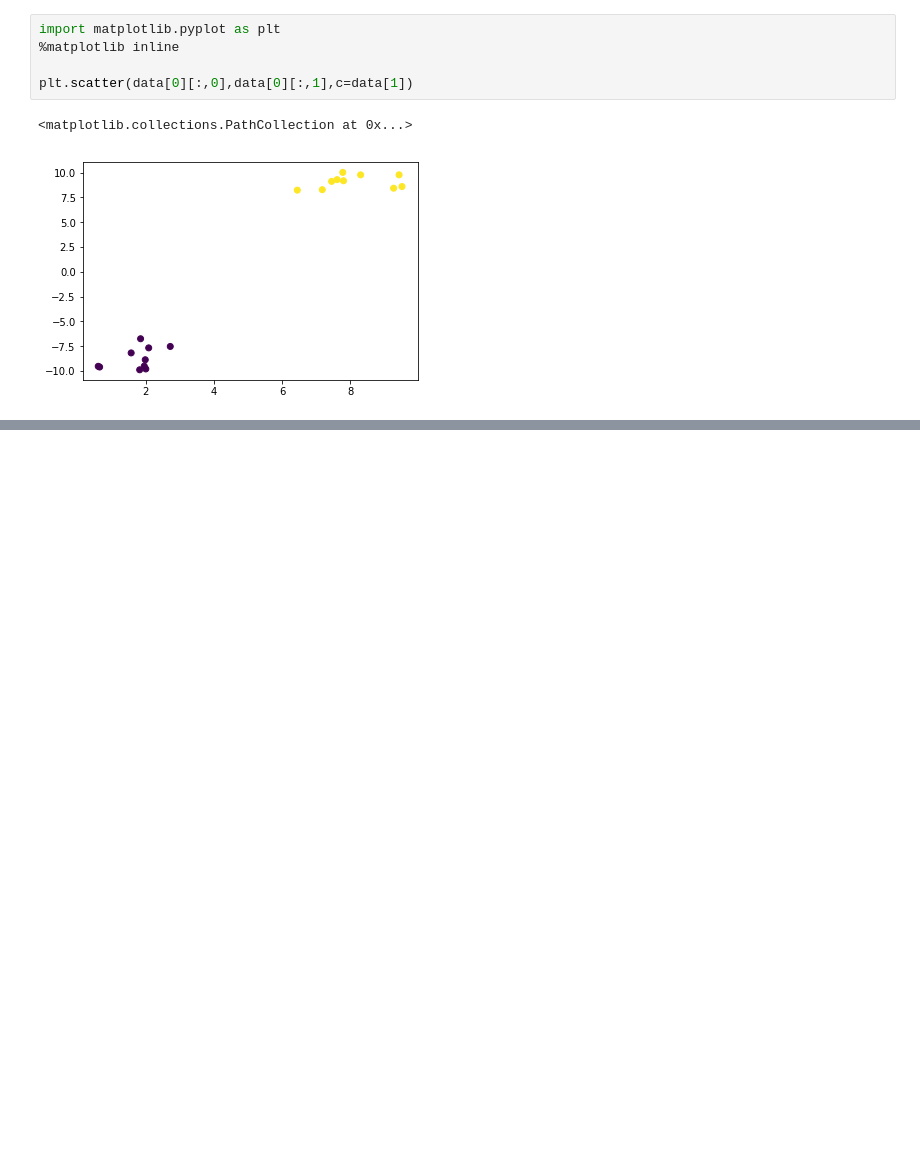
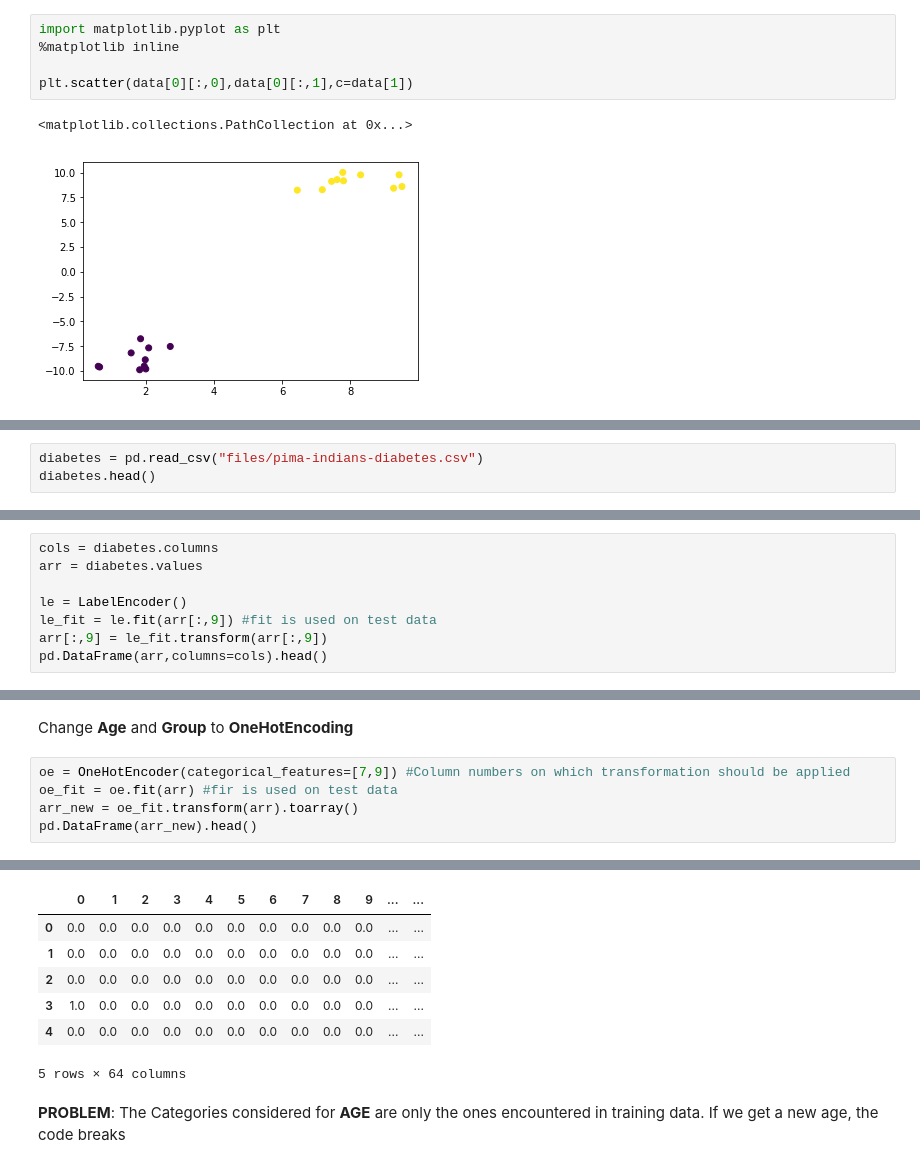
Before and after one commit to as641651/TensorFlowDocker, a Jupyter notebook: exercise/Refresher_sklearn_preprocessing.ipynb, the cells around one changed output, grey strips where cells are left out. Drawn from its saved outputs; the diff is of its cells as text; blank space fills up the shorter version.

```diff
--- a/exercise/Refresher_sklearn_preprocessing.ipynb
+++ b/exercise/Refresher_sklearn_preprocessing.ipynb
@@ -107,0 +110,3 @@ plt.scatter(data[0][:,0],data[0][:,1],c=data[1])
+# %%
+diabetes = pd.read_csv("files/pima-indians-diabetes.csv")
+diabetes.head()
@@ -107,0 +128,8 @@ plt.scatter(data[0][:,0],data[0][:,1],c=data[1])
+# %%
+cols = diabetes.columns
+arr = diabetes.values
+
+le = LabelEncoder()
+le_fit = le.fit(arr[:,9]) #fit is used on test data
+arr[:,9] = le_fit.transform(arr[:,9])
+pd.DataFrame(arr,columns=cols).head()
@@ -107,0 +143,8 @@ plt.scatter(data[0][:,0],data[0][:,1],c=data[1])
+# %% [markdown]
+Change **Age** and **Group** to **OneHotEncoding**
+# %%
+oe = OneHotEncoder(categorical_features=[7,9]) #Column numbers on which transformation should be applied
+oe_fit = oe.fit(arr) #fir is used on test data
+arr_new = oe_fit.transform(arr).toarray()
+pd.DataFrame(arr_new).head()
+# %% [output]
@@ -107,0 +154,9 @@ plt.scatter(data[0][:,0],data[0][:,1],c=data[1])
+|  | 0 | 1 | 2 | 3 | 4 | 5 | 6 | 7 | 8 | 9 | ... | ... |
+| 0 | 0.0 | 0.0 | 0.0 | 0.0 | 0.0 | 0.0 | 0.0 | 0.0 | 0.0 | 0.0 | ... | ... |
+| 1 | 0.0 | 0.0 | 0.0 | 0.0 | 0.0 | 0.0 | 0.0 | 0.0 | 0.0 | 0.0 | ... | ... |
+| 2 | 0.0 | 0.0 | 0.0 | 0.0 | 0.0 | 0.0 | 0.0 | 0.0 | 0.0 | 0.0 | ... | ... |
+| 3 | 1.0 | 0.0 | 0.0 | 0.0 | 0.0 | 0.0 | 0.0 | 0.0 | 0.0 | 0.0 | ... | ... |
+| 4 | 0.0 | 0.0 | 0.0 | 0.0 | 0.0 | 0.0 | 0.0 | 0.0 | 0.0 | 0.0 | ... | ... |
+5 rows × 64 columns
+# %% [markdown]
+**PROBLEM**: The Categories considered for **AGE** are only the ones encountered in training data. If we get a new age, the code breaks
```
Also changed, not shown: parts of 18 cells of this notebook, 6 other files.
